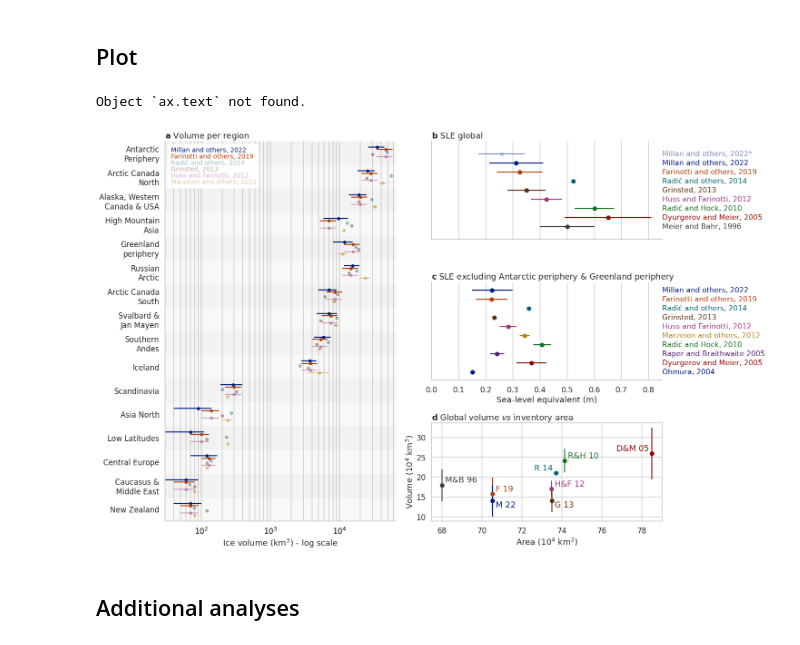
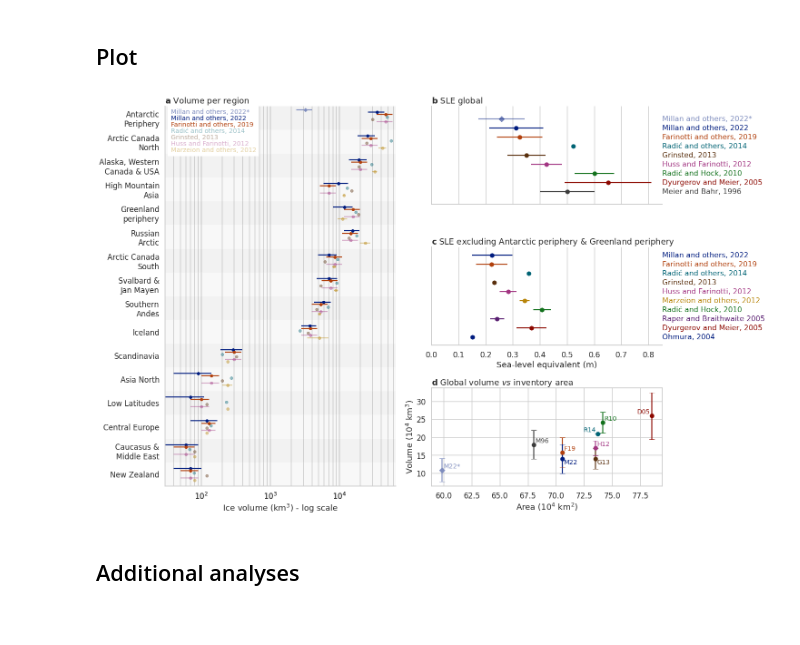
Before and after one commit to fmaussion/global_glacier_volume_paper, a Jupyter notebook: analysis.ipynb, the cells around one changed output. Saved outputs shown, nothing was run; the diff lists cells and outputs as text; code cells hidden in the pictures.

```diff
--- a/analysis.ipynb
+++ b/analysis.ipynb
@@ -370,3 +370,7 @@ m22_total
 |  | A | V | V_err | SLE | SLE_err |
 | RGI_Reg |  |  |  |  |  |
 | Total | 727000.0 | 140800.0 | 40400.0 | 257.2 | 85.0 |
+# %%
+# Also add a dataset with AA "cropped" only
+m22_a = m22.iloc[[-2]].copy()
+m22_a
@@ -373,5 +381,5 @@ m22_total
 # %%
-m22 = m22.iloc[:-1].copy()
+m22 = m22.iloc[:-2].copy()
 m22_s = m22.sum().to_frame().T
 m22_s
 # %% [output]
@@ -414,7 +433,7 @@ d = {
     'r14': [209973, 0, 736989, 0.522],
     'f19': [158170, 41030, 705253, 0.324],
     'm22': [140800, 40400, 705253, 0.311],
-    # 'm22*': [np.NaN, np.NaN, 705253, 0.257],
+    'm22*': [109000, 32130, 705253-106701, 0.257],
 }
 df_v = pd.DataFrame(d, index=['V', 'V_err', 'A', 'SLE']).T
 df_v
@@ -517,10 +539,6 @@ v_valid_keys_no = gdf_vol[[f'{e}_V' for e in estimates]].iloc[[1]].dropna(axis=1
 # Make plot pretty
 sns.set_context('talk')
 sns.set_style('whitegrid')
-# %%
-ax.text?
-# %% [output]
-Object `ax.text` not found.
 # %%
 # Figure size
 scale_factor = 0.95  # to control font size in PNG
@@ -544,6 +562,8 @@ xtext = 0.85  # where to put the rhs text
 # Colors - we shuffle for prettier colors in the "important" estimates
 p = sns.color_palette("dark", len(estimates))
 random.Random(2).shuffle(p)
+cmillan = '#7f8dbe'
+mimarker = 'D'
 
 # Parameters
 y_range_rhs = 0.27  # Make sure both plots have same size despite different # of estimates
@@ -566,8 +586,8 @@ for i, e in enumerate(sle_valid_keys_global):
     ax.text(xtext, offset_global[i], legend[estimate], c=color, va='center', fontsize=fs_rhs)
 
 # Millan weird
-ax.errorbar(257.2 * 1e-3, offset_global[i + 1], xerr=85 * 1e-3, fmt='x', c=color, alpha=0.5);
-ax.text(xtext, offset_global[i + 1], 'Millan and others, 2022*', c=color, va='center', fontsize=fs_rhs, alpha=0.5)
+ax.errorbar(257.2 * 1e-3, offset_global[i + 1], xerr=85 * 1e-3, fmt=mimarker, c=color, alpha=0.5);
+ax.text(xtext, offset_global[i + 1], 'Millan and others, 2022*', c=cmillan, va='center', fontsize=fs_rhs)
 
 # Axis cosmetics stuffs
 ax.grid(axis='y')
@@ -607,16 +627,22 @@ sns.despine(ax=ax)
 ax = ax3
 
 for estimate in df_v.index:
-    c = p[estimates.index(estimate)]
+    if estimate == 'm22*':
+        c = cmillan
+        fmt = mimarker
+    else:
+        c = p[estimates.index(estimate)]
+        fmt = 'o'
+
     toplot = df_v.loc[[estimate]]
-    ax.errorbar(toplot.A * 1e-4, toplot.V * 1e-4, yerr=toplot.V_err * 1e-4, fmt="o", color=c)
+    ax.errorbar(toplot.A * 1e-4, toplot.V * 1e-4, yerr=toplot.V_err * 1e-4, fmt=fmt, color=c, capsize=6)
 
     # Text
     e = estimate.upper()
-    if len(e) == 4:
-        text = f'{e[0]}&{e[1]} {e[2:]}'
+    if len(e) == 4 and '*' not in e:
+        text = f'{e[0]}{e[2:]}'
     else:
-        text = f'{e[0]} {e[1:]}'
+        text = f'{e[0]}{e[1:]}'
 
     px, py = toplot.A * 1e-4 + 0.15, toplot.V * 1e-4 + 0.15
     ha = 'left'
@@ -628,7 +654,7 @@ for estimate in df_v.index:
         py -= 0.3
         va = 'top'
 
-    ax.text(px, py, text, color=c, ha=ha, va=va);
+    ax.text(px, py, text, color=c, ha=ha, va=va, fontsize=14);
 ax.set_title(r'$\bf{d}$ Global volume $\it{vs}$ inventory area', loc='left')
 ax.set_xlabel('Area (10$^4$ km$^2$)'); ax.set_ylabel('Volume (10$^4$ km$^3$)');
 
@@ -664,6 +690,10 @@ for i, estimate in enumerate(['m22', 'f19', 'r14', 'g13', 'hf12', 'm12']):
     c = p[estimates.index(estimate)]
     ax.errorbar(df['V'], x, xerr=df['V_err'], fmt='o', c=c, markersize=s, alpha=alpha);
     texts_for_legend.append(TextArea(legend[estimate], textprops=dict(color=c, fontsize=fs, alpha=alpha)))
+
+# Add Millan other
+ax.errorbar(m22_a['V'], rx[0] - 0.35, xerr=m22_a['V_err'], fmt=mimarker, c=cmillan, markersize=s);
+texts_for_legend.insert(0, TextArea('Millan and others, 2022*', textprops=dict(color=cmillan, fontsize=fs)))
 
 # Legend box
 texts_vbox = VPacker(children=texts_for_legend, pad=0, sep=0)
@@ -675,34 +705,34 @@ f.artists.append(ann)
 # Titles
 ax.set_title(r'$\bf{a}$ Volume per region', loc='left');
 ax.set_xlabel('Ice volume (km$^3$) - log scale');
 
 # Axis cosmetics
 ax.invert_yaxis()
 ax.set_yticks(rx);
 ax.set_yticklabels(strs);
 sns.despine(ax=ax, right=True)
 ax.grid(axis='y', which='both')
 # All gridlines for log
 ax.set_xscale('log')
 xlocs = np.concatenate([np.arange(1, 11)[2:] * 1e1,
                         np.arange(1, 11) * 1e2,
                         np.arange(1, 11) * 1e3,
                         np.arange(1, 11)[:6] * 1e4])
 ax.set_xticks(xlocs)
 ax.set_xlim([30, 65000])
 
 locs, labels = plt.yticks()
 
 # Shading
 for i, loc in enumerate(locs):
     alpha = 0.05 if i % 2 == 1 else 0.1
     ax.axhspan(loc - 0.5, loc + 0.5, facecolor='grey', alpha=alpha)
 ax.set_ylim(15.5, -0.5)
 
 plt.tight_layout()
 plt.savefig('plot_global_and_reg_log_alpha.png', dpi=150, bbox_inches='tight');
 # %% [output]
-[figure, old version]
+[figure, new version]
 # %% [markdown]
 ## Additional analyses
 # %% [markdown]
```
Also changed, not shown: parts of 5 cells of this notebook, 2 other files.
